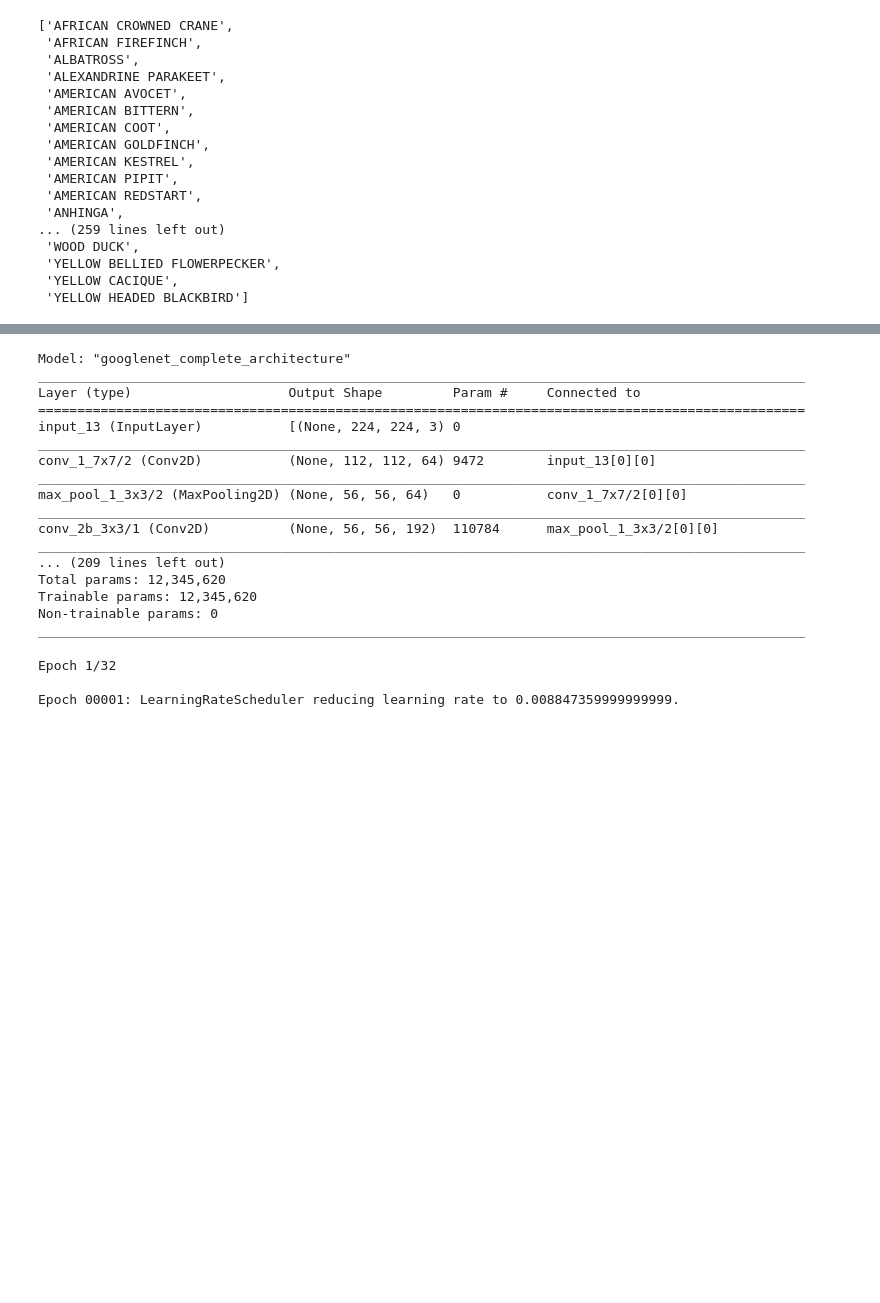
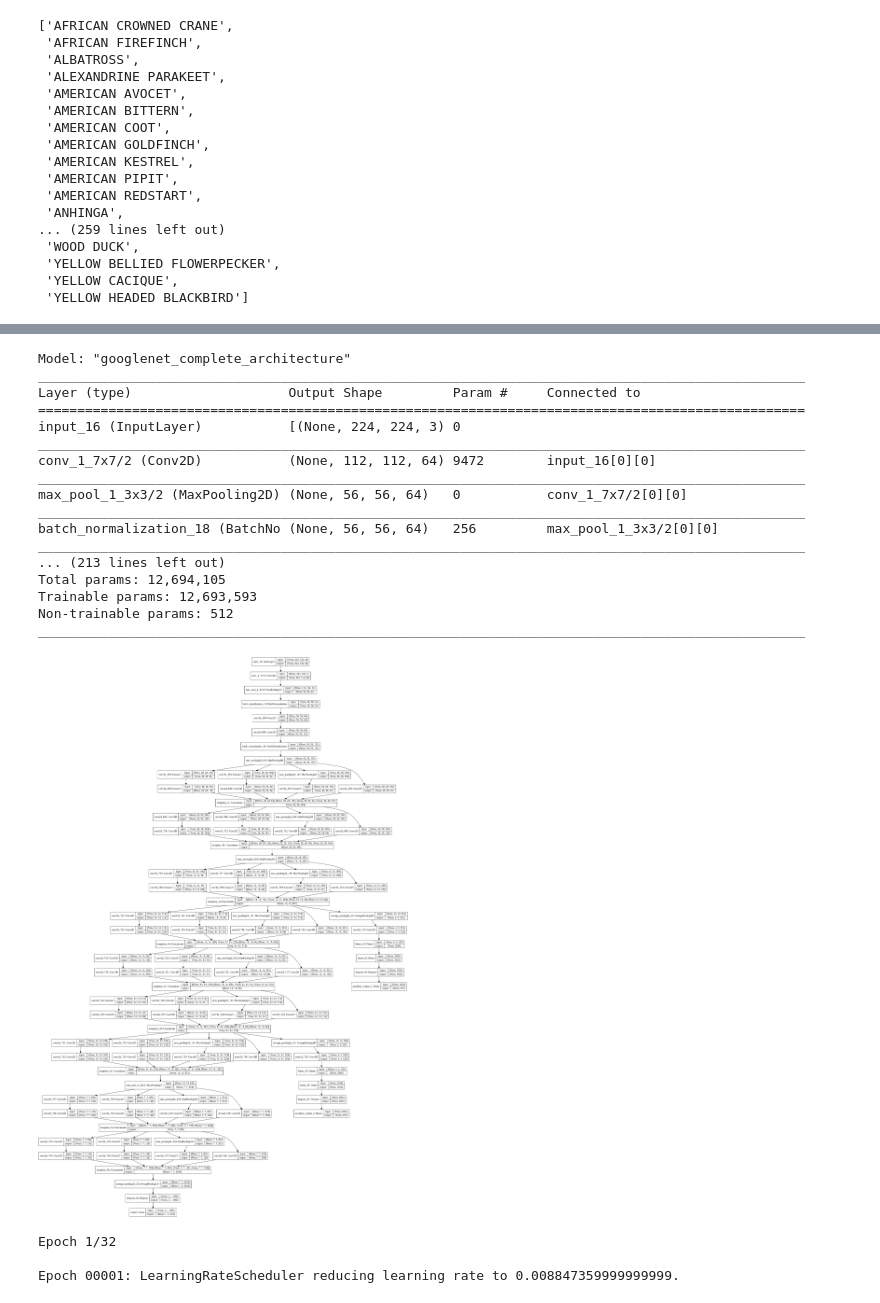
Before and after one commit to Andres8bit/Machine-Learning, a Jupyter notebook: GoogleLeNet_Inception.ipynb, the cells around one changed output, grey strips where cells are left out. Cells and saved outputs as stored; diff of their text form; code cells hidden in the pictures; blank space fills up the shorter version.

```diff
--- a/GoogleLeNet_Inception.ipynb
+++ b/GoogleLeNet_Inception.ipynb
@@ -303,24 +326,28 @@ tf.keras.utils.plot_model(model, show_shapes=True)
 # %%
-model_with_classifiers = Model(input_layer, [x, classifier_1, classifier_2], name='googlenet_complete_architecture')
+ = Model(input_layer, [x, classifier_1, classifier_2], name='googlenet_complete_architecture')
 model_with_classifiers.summary()
 # %% [output]
 Model: "googlenet_complete_architecture"
 __________________________________________________________________________________________________
 Layer (type)                    Output Shape         Param #     Connected to
 ==================================================================================================
-input_13 (InputLayer)           [(None, 224, 224, 3) 0
+input_16 (InputLayer)           [(None, 224, 224, 3) 0
 __________________________________________________________________________________________________
-conv_1_7x7/2 (Conv2D)           (None, 112, 112, 64) 9472        input_13[0][0]
+conv_1_7x7/2 (Conv2D)           (None, 112, 112, 64) 9472        input_16[0][0]
 __________________________________________________________________________________________________
 max_pool_1_3x3/2 (MaxPooling2D) (None, 56, 56, 64)   0           conv_1_7x7/2[0][0]
 __________________________________________________________________________________________________
-conv_2b_3x3/1 (Conv2D)          (None, 56, 56, 192)  110784      max_pool_1_3x3/2[0][0]
+batch_normalization_18 (BatchNo (None, 56, 56, 64)   256         max_pool_1_3x3/2[0][0]
 __________________________________________________________________________________________________
-... (209 lines left out)
-Total params: 12,345,620
-Trainable params: 12,345,620
-Non-trainable params: 0
+... (213 lines left out)
+Total params: 12,694,105
+Trainable params: 12,693,593
+Non-trainable params: 512
 __________________________________________________________________________________________________
+# %%
+tf.keras.utils.plot_model(model_with_classifiers, show_shapes=True)
+# %% [output]
+[figure, added]
 # %%
 # Learning Rate:
 epochs = 25
```
Also changed, not shown: parts of 7 cells of this notebook.
